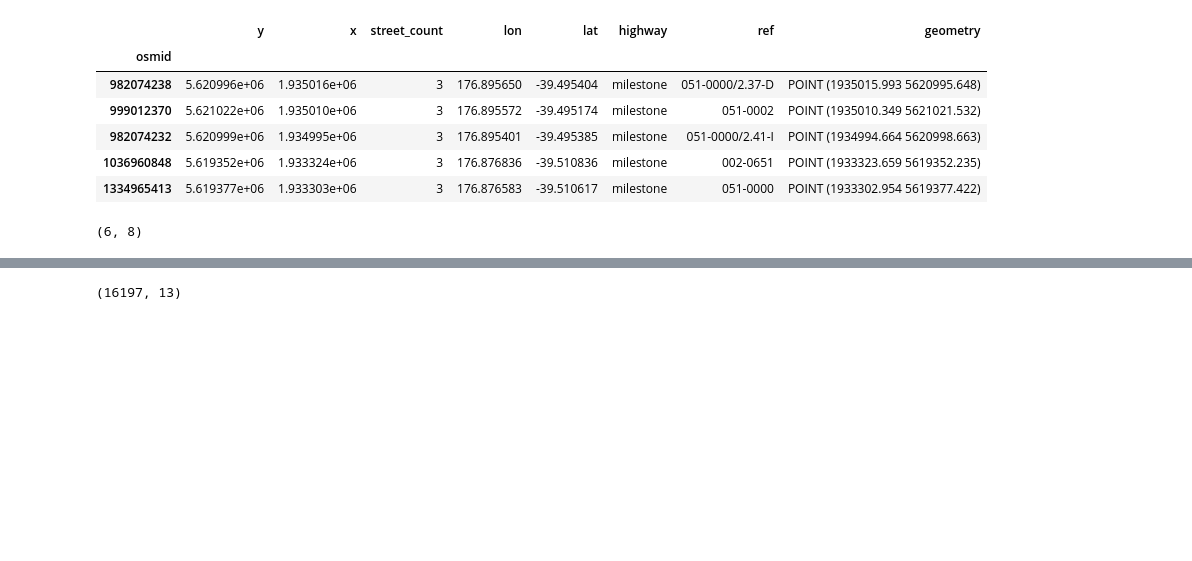
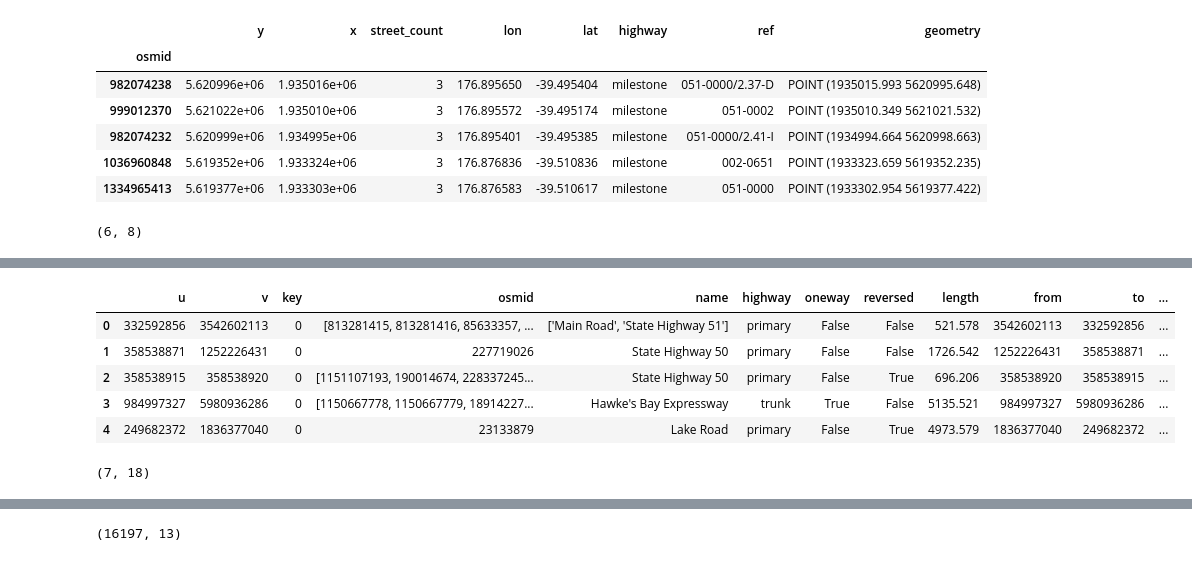
Before and after one commit to gsokolow/Flooding-and-Healthcare-2024, a Jupyter notebook: procedure/code/01-Jupyter_notebook.ipynb, the cells around one changed output, grey strips where cells are left out. Saved outputs shown, nothing was run; the diff lists cells and outputs as text; code cells hidden in the pictures; blank space fills up the shorter version.

```diff
--- a/procedure/code/01-Jupyter_notebook.ipynb
+++ b/procedure/code/01-Jupyter_notebook.ipynb
@@ -655,3 +672,16 @@ In Frasertown, closed the segment of sh2 north of the intersecting access road t
 # %%
-#load in disaster scenario
-flood_1 = gpd.read_file("../../data/derived/public/flood_scenario_1.gpkg")
+#load in deleted road segments
+deleted_1 = gpd.read_file("../../data/derived/public/flood_1_deleted_edges.gpkg")
+# %%
+deleted_1.head()
+# %% [output]
+|  | u | v | key | osmid | name | highway | oneway | reversed | length | from | to | ... |
+| 0 | 332592856 | 3542602113 | 0 | [813281415, 813281416, 85633357, ... | ['Main Road', 'State Highway 51'] | primary | False | False | 521.578 | 3542602113 | 332592856 | ... |
+| 1 | 358538871 | 1252226431 | 0 | 227719026 | State Highway 50 | primary | False | False | 1726.542 | 1252226431 | 358538871 | ... |
+| 2 | 358538915 | 358538920 | 0 | [1151107193, 190014674, 228337245... | State Highway 50 | primary | False | True | 696.206 | 358538920 | 358538915 | ... |
+| 3 | 984997327 | 5980936286 | 0 | [1150667778, 1150667779, 18914227... | Hawke's Bay Expressway | trunk | True | False | 5135.521 | 984997327 | 5980936286 | ... |
+| 4 | 249682372 | 1836377040 | 0 | 23133879 | Lake Road | primary | False | True | 4973.579 | 1836377040 | 249682372 | ... |
+# %%
+deleted_1.shape
+# %% [output]
+(7, 18)
```
Also changed, not shown: parts of 24 cells of this notebook, 2 other files.
